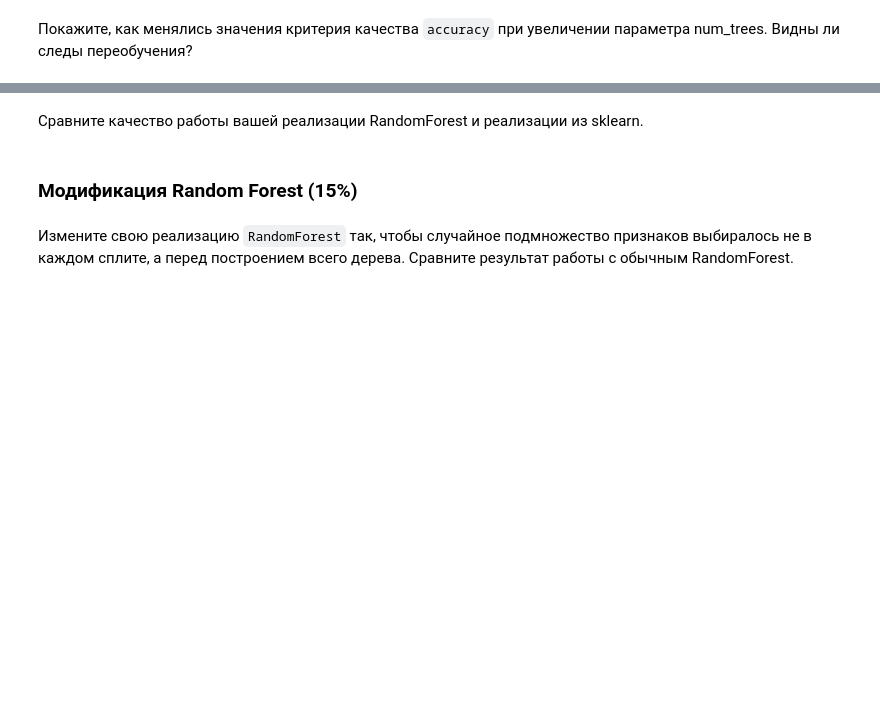
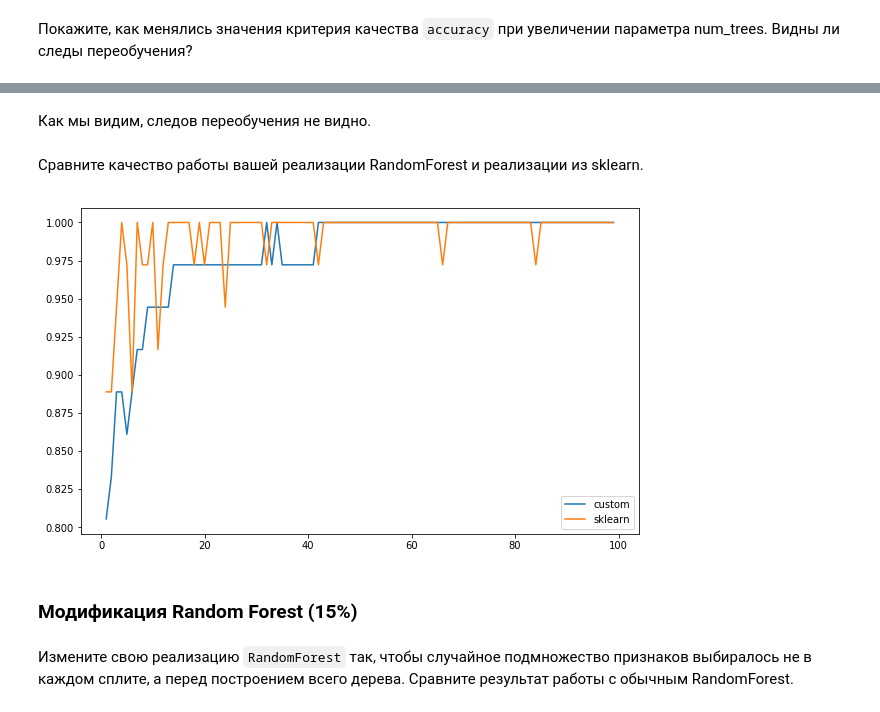
Before and after one commit to AVKrepo/MachineLearningMIPT, a Jupyter notebook: hw3/ML2018_Kosov_task3.ipynb, the cells around one changed output, grey strips where cells are left out. Drawn from its saved outputs; the diff is of its cells as text; code cells hidden in the pictures; blank space fills up the shorter version.

```diff
--- a/hw3/ML2018_Kosov_task3.ipynb
+++ b/hw3/ML2018_Kosov_task3.ipynb
@@ -135,2 +174,4 @@ class RandomForest(sklearn.base.BaseEstimator, sklearn.base.ClassifierMixin):
+# %% [markdown]
+Как мы видим, следов переобучения не видно.
 # %% [markdown]
 Сравните качество работы вашей реализации RandomForest и реализации из sklearn.
@@ -139,3 +178,21 @@ class RandomForest(sklearn.base.BaseEstimator, sklearn.base.ClassifierMixin):
+# %%
+scores = []
+scores1 = []
+interval = range(1, 100)
+for num_trees in interval:
+    forest = RandomForest(num_trees=num_trees, random_state=1)
+    forest.fit(X_train, y_train)
+    scores.append(forest.score(X_test, y_test))
+    forest1 = RandomForestClassifier(n_estimators=num_trees)
+    forest1.fit(X_train, y_train)
+    scores1.append(forest1.score(X_test, y_test))
+plt.figure(figsize=(10, 6))
+plt.plot(interval, scores, label="custom")
+plt.plot(interval, scores1, label="sklearn")
+plt.legend()
+plt.show()
+# %% [output]
+[figure, added]
 # %% [markdown]
 ### Модификация Random Forest (15%)
 # %% [markdown]
```
Also changed, not shown: parts of 18 cells of this notebook.
